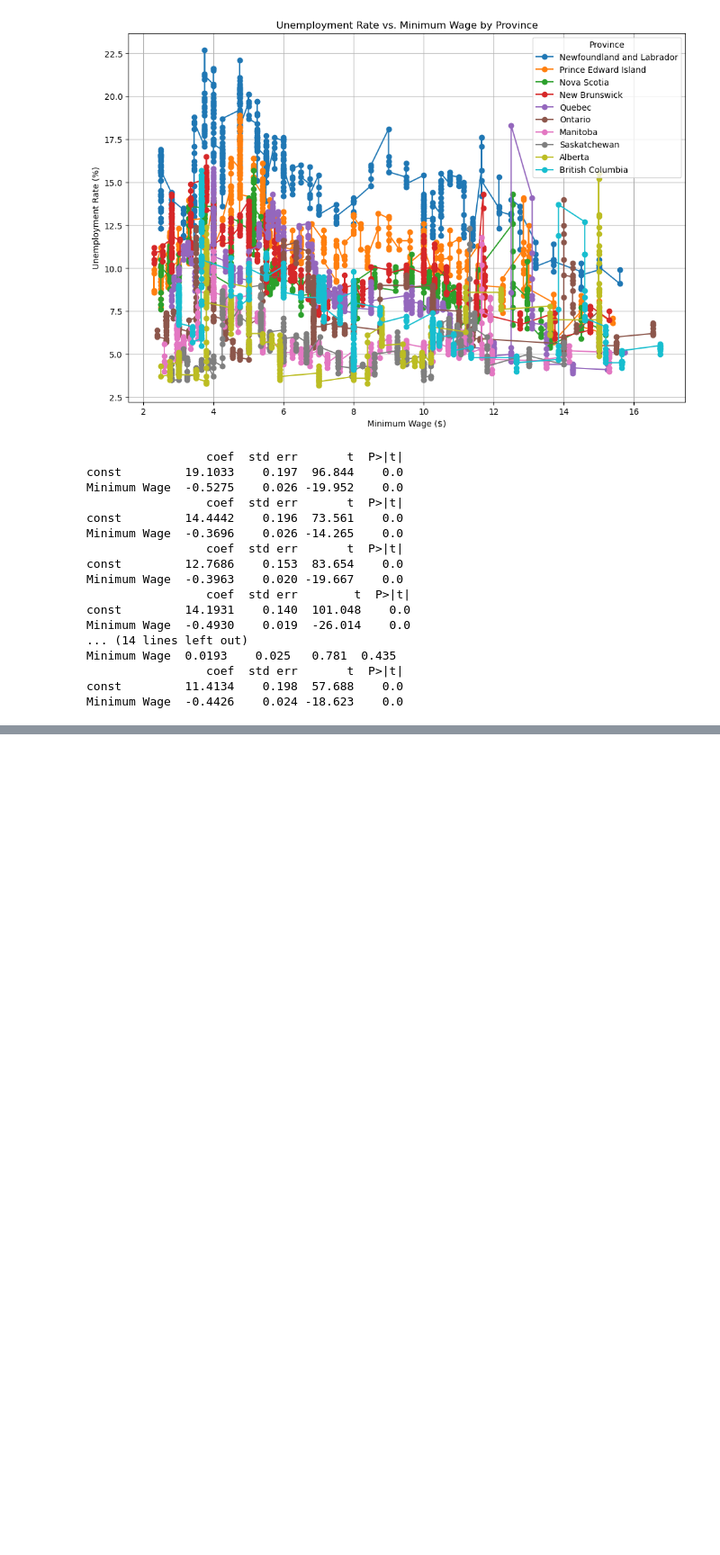
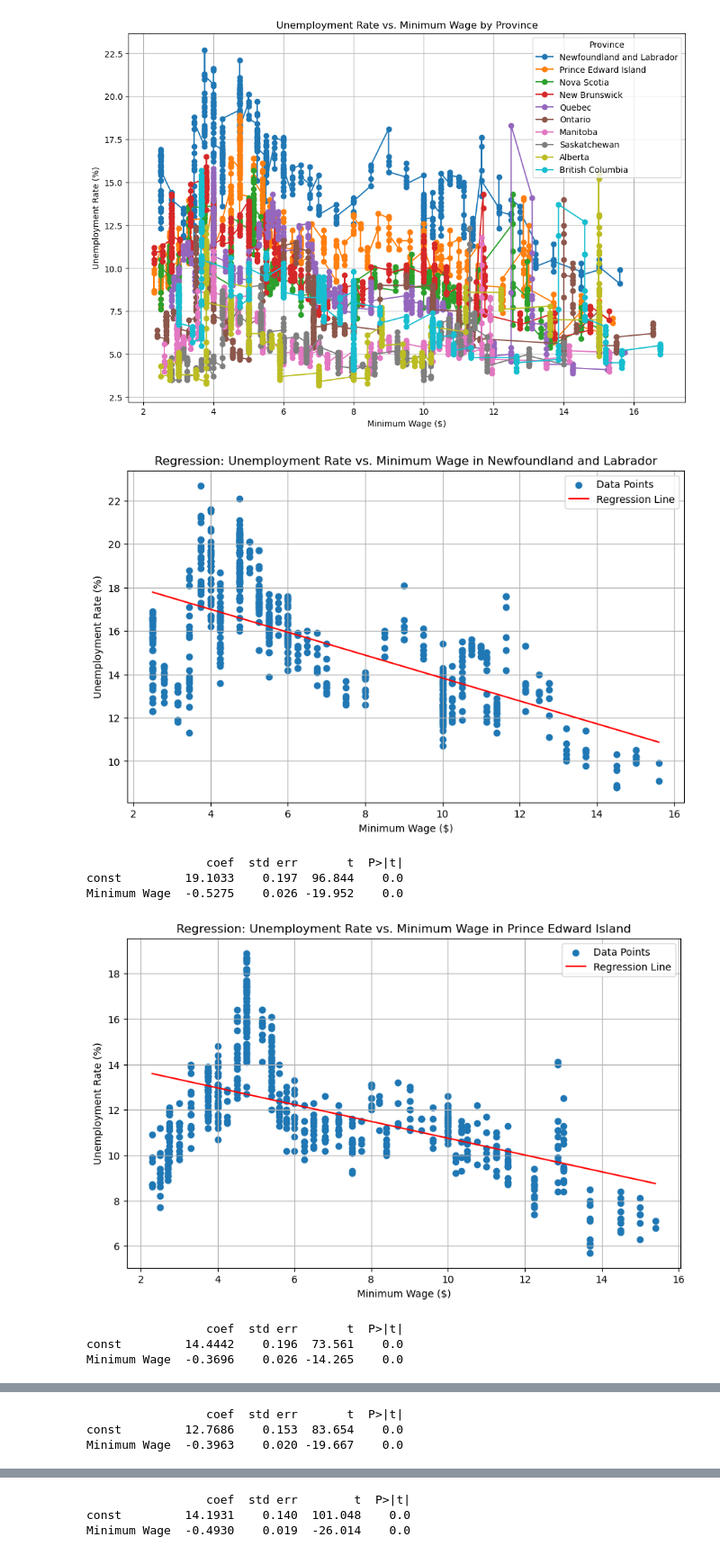
Before and after one commit to hitechparadigm/team_project, a Jupyter notebook: src/regression_provinces.ipynb, the cells around one changed output, grey strips where cells are left out. Shown at 90% size. Cells and saved outputs as stored; diff of their text form; code cells hidden in the pictures; blank space fills up the shorter version.

Commit message:
corrected README, added plots to regression by provices notebook

```diff
--- a/src/regression_provinces.ipynb
+++ b/src/regression_provinces.ipynb
@@ -59,41 +59,43 @@ plt.show()
 # %%
 # Check fo linear relationship b/w min wage and unemployment rate for each province
 # Loop through each unique province
 
 # I will drop "Canada" values for now and fill the NaN value
 
 regression_summaries = {}
 
 for province in merged_data['Province_x'].unique():
     if province != 'Canada':
         province_data = merged_data[merged_data['Province_x'] == province]
 
         X = province_data['Minimum Wage']
         y = province_data['Unemployment Rate']
 
         X = sm.add_constant(X)
 
         # Fit the linear regression model
         model = sm.OLS(y, X).fit()
 
+        # Plotting the regression for each province
+        plt.figure(figsize=(10, 6))
+        plt.scatter(province_data['Minimum Wage'], province_data['Unemployment Rate'], label='Data Points')
+        plt.plot(province_data['Minimum Wage'], model.predict(X), color='red', label='Regression Line')
+        plt.xlabel('Minimum Wage ($)')
+        plt.ylabel('Unemployment Rate (%)')
+        plt.title('Regression: Unemployment Rate vs. Minimum Wage in ' + province)
+        plt.legend()
+        plt.grid(True)
+        plt.show()
+
         # Save the summary to the dictionary
         regression_summaries[province] = model.summary()
         print(summarize(model))
 # %% [output]
+[figure, added]
                  coef  std err       t  P>|t|
 const         19.1033    0.197  96.844    0.0
 Minimum Wage  -0.5275    0.026 -19.952    0.0
-                 coef  std err       t  P>|t|
-const         14.4442    0.196  73.561    0.0
-Minimum Wage  -0.3696    0.026 -14.265    0.0
-                 coef  std err       t  P>|t|
-const         12.7686    0.153  83.654    0.0
-Minimum Wage  -0.3963    0.020 -19.667    0.0
-                 coef  std err        t  P>|t|
-const         14.1931    0.140  101.048    0.0
-Minimum Wage  -0.4930    0.019  -26.014    0.0
-... (14 lines left out)
-Minimum Wage  0.0193    0.025   0.781  0.435
-                 coef  std err       t  P>|t|
-const         11.4134    0.198  57.688    0.0
-Minimum Wage  -0.4426    0.024 -18.623    0.0
+[figure, added]
+                 coef  std err       t  P>|t|
+const         14.4442    0.196  73.561    0.0
+Minimum Wage  -0.3696    0.026 -14.265    0.0
@@ -99,0 +103,3 @@ Minimum Wage  -0.4426    0.024 -18.623    0.0
+                 coef  std err       t  P>|t|
+const         12.7686    0.153  83.654    0.0
+Minimum Wage  -0.3963    0.020 -19.667    0.0
@@ -99,0 +107,3 @@ Minimum Wage  -0.4426    0.024 -18.623    0.0
+                 coef  std err        t  P>|t|
+const         14.1931    0.140  101.048    0.0
+Minimum Wage  -0.4930    0.019  -26.014    0.0
```
Also changed, not shown: parts of 10 cells of this notebook, 6 other files.
